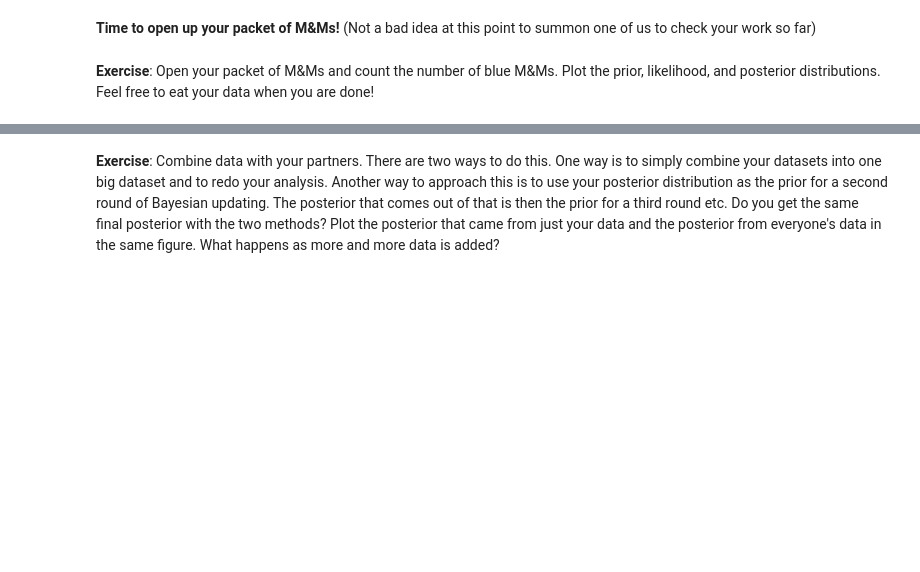
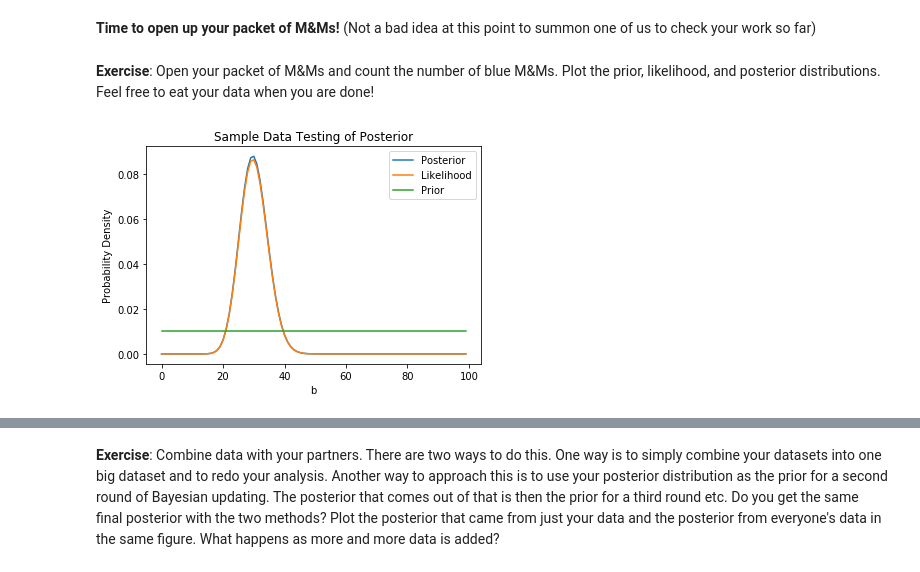
Before and after one commit to katiesavarc/DataSci_Lab, a Jupyter notebook: CodingLab05/CodingLab05_Bayes.ipynb, the cells around one changed output, grey strips where cells are left out. Drawn from its saved outputs; the diff is of its cells as text; code cells hidden in the pictures; blank space fills up the shorter version.

```diff
--- a/CodingLab05/CodingLab05_Bayes.ipynb
+++ b/CodingLab05/CodingLab05_Bayes.ipynb
@@ -152,22 +160,24 @@ __Exercise__: Open your packet of M&Ms and count the number of blue M&Ms. Plot t
 # %%
 ## Your code here
 #Noah's M&M Data
-d = 50
-n_tot = 100
-b_prior_guess = 1/6
+d_N = 30
+n_tot_N = 100
+b_prior_guess_N = 1/6
 b_vals = np.linspace(0.001, 0.999, 100)
 
-P_posterior_pmf = posterior_normalized(d, n_tot, b_prior_guess)
-P_likelihood = likelihood(d, b_vals, n_tot)
-P_prior = prior(b_vals, b_prior_guess, n_tot)
+P_posterior_pmf_N = posterior_normalized(d_N, n_tot_N, b_prior_guess_N, prior_func='uniform')
+P_likelihood_N = likelihood(d_N, b_vals, n_tot_N)
+P_prior_N = prior(b_vals, b_prior_guess_N, n_tot_N, prior_func='uniform')
 
-plt.plot(P_posterior_pmf, label = 'Posterior')
-plt.plot(P_likelihood, label = 'Likelihood')
-plt.plot(P_prior, label = 'Prior')
+plt.plot(P_posterior_pmf_N, label = 'Posterior')
+plt.plot(P_likelihood_N, label = 'Likelihood')
+plt.plot(P_prior_N, label = 'Prior')
 plt.legend()
 plt.xlabel('b')
 plt.ylabel('Probability Density')
 plt.title('Sample Data Testing of Posterior')
 plt.show()
+# %% [output]
+[figure, added]
 # %%
 #Katie's M&M Data
```
Also changed, not shown: parts of 9 cells of this notebook.
